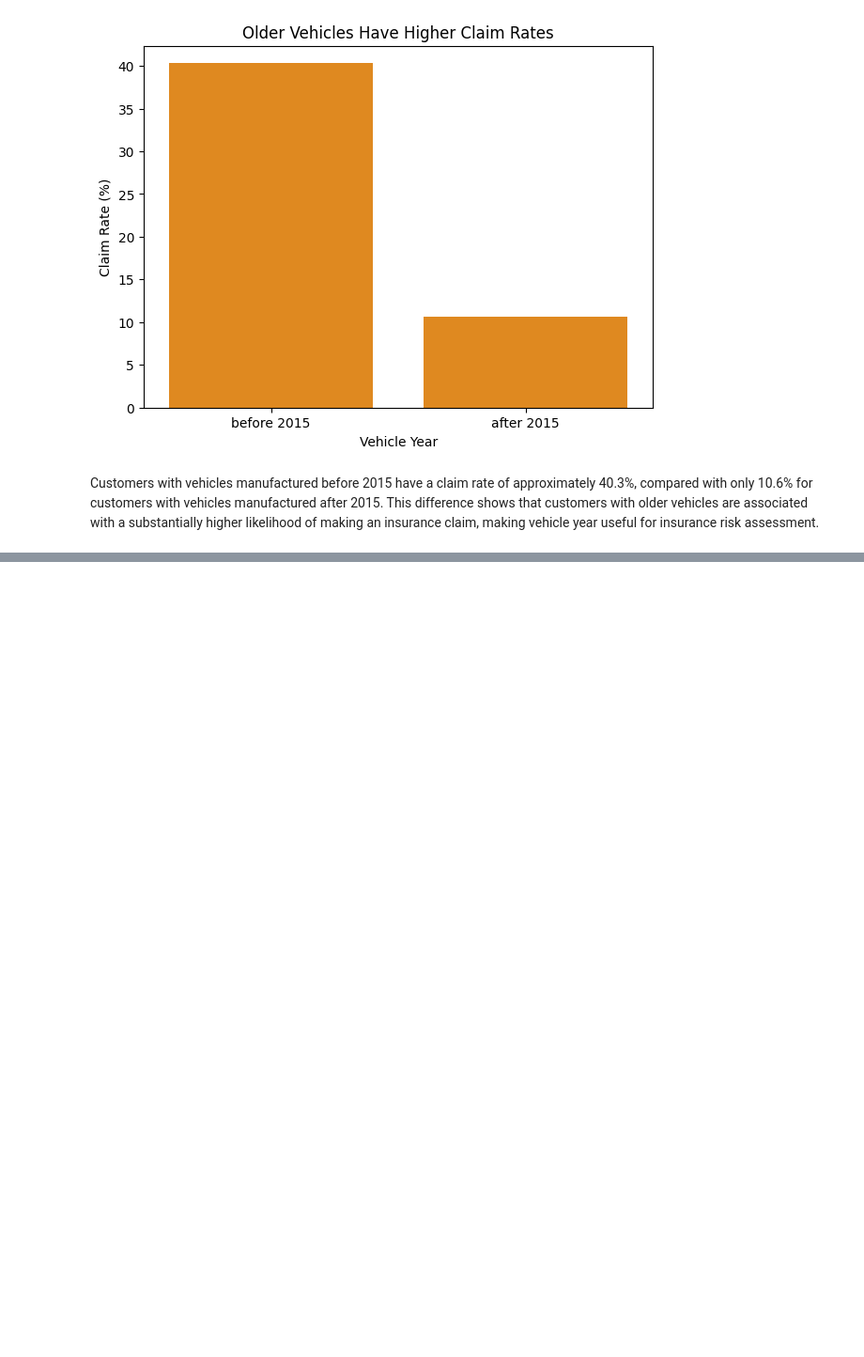
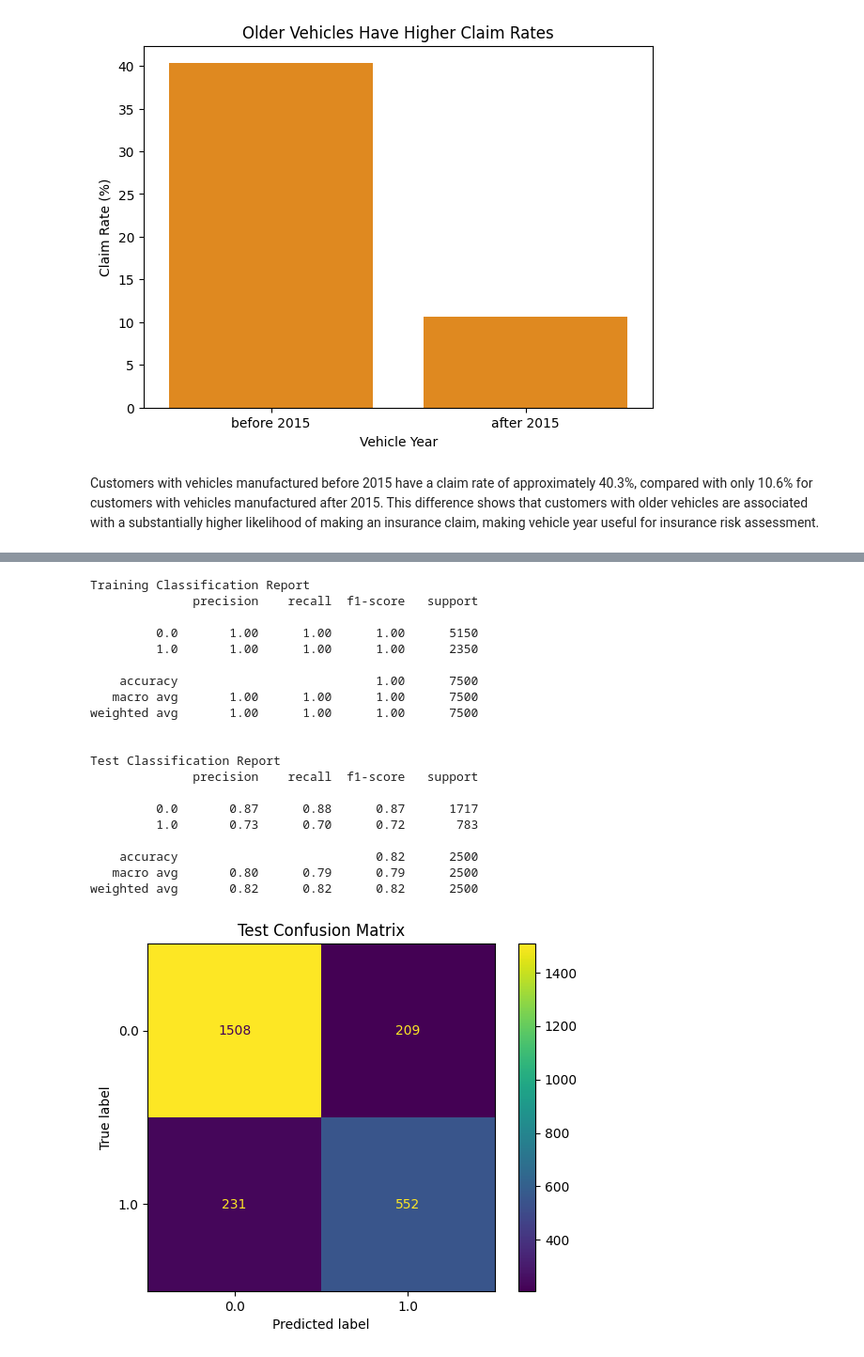
Before and after one commit to Shojaiaa/Car-Insurance-Claim-Prediction, a Jupyter notebook: Car_Insurance_Claim_Prediction.ipynb, the cells around one changed output, grey strips where cells are left out. Shown at 94% size. Cells and saved outputs as stored; diff of their text form; code cells hidden in the pictures; blank space fills up the shorter version.

```diff
--- a/Car_Insurance_Claim_Prediction.ipynb
+++ b/Car_Insurance_Claim_Prediction.ipynb
@@ -589,0 +644,9 @@ Customers with vehicles manufactured before 2015 have a claim rate of approximat
+# %%
+# Select the numerical and categorical columns
+engineered_numeric_columns = X_train_engineered.select_dtypes(
+    include="number"
+).columns
+
+engineered_categorical_columns = X_train_engineered.select_dtypes(
+    include="object"
+).columns
@@ -589,0 +661,8 @@ Customers with vehicles manufactured before 2015 have a claim rate of approximat
+# %%
+# Apply preprocessing to the engineered features
+engineered_preprocessor = ColumnTransformer(
+    [
+        ("num", numeric_pipeline, engineered_numeric_columns),
+        ("cat", categorical_pipeline, engineered_categorical_columns)
+    ]
+)
@@ -589,0 +675,9 @@ Customers with vehicles manufactured before 2015 have a claim rate of approximat
+# %%
+# Create a Random Forest pipeline using the engineered features
+engineered_rf_model = make_pipeline(
+    engineered_preprocessor,
+    RandomForestClassifier(random_state=42)
+)
+# %%
+# Fit the engineered Random Forest model
+engineered_rf_model.fit(X_train_engineered, y_train)
@@ -589,0 +705,31 @@ Customers with vehicles manufactured before 2015 have a claim rate of approximat
+# %%
+# Evaluate the engineered Random Forest model
+evaluate_model(
+    engineered_rf_model,
+    X_train_engineered,
+    y_train,
+    X_test_engineered,
+    y_test
+)
+# %% [output]
+Training Classification Report
+              precision    recall  f1-score   support
+
+         0.0       1.00      1.00      1.00      5150
+         1.0       1.00      1.00      1.00      2350
+
+    accuracy                           1.00      7500
+   macro avg       1.00      1.00      1.00      7500
+weighted avg       1.00      1.00      1.00      7500
+
+
+Test Classification Report
+              precision    recall  f1-score   support
+
+         0.0       0.87      0.88      0.87      1717
+         1.0       0.73      0.70      0.72       783
+
+    accuracy                           0.82      2500
+   macro avg       0.80      0.79      0.79      2500
+weighted avg       0.82      0.82      0.82      2500
+[figure, added]
```
Also changed, not shown: parts of 30 cells of this notebook.
